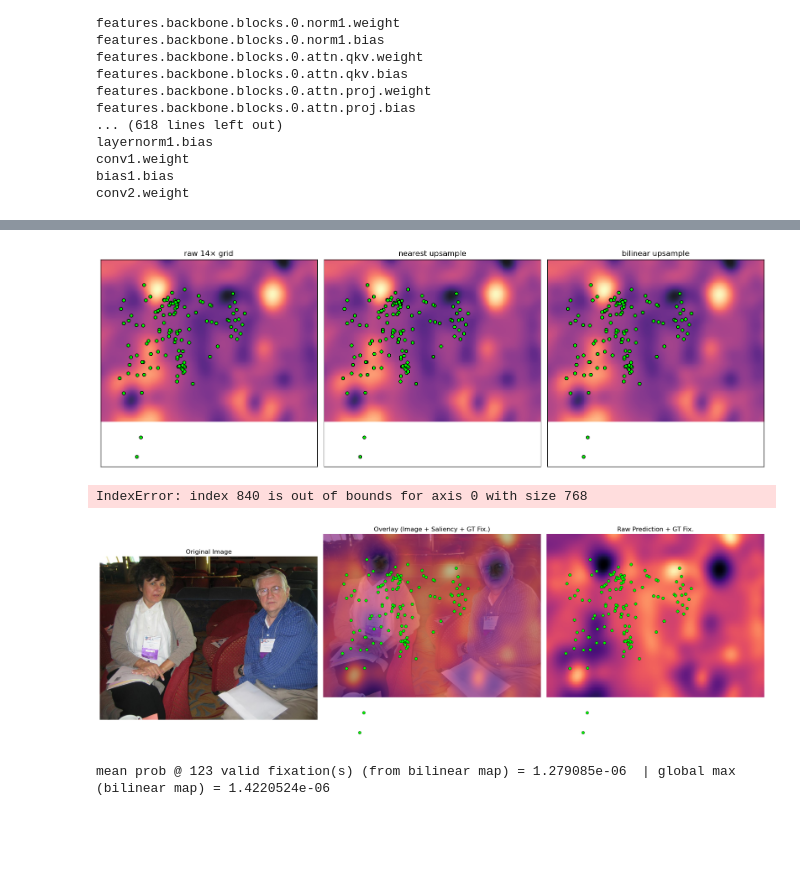
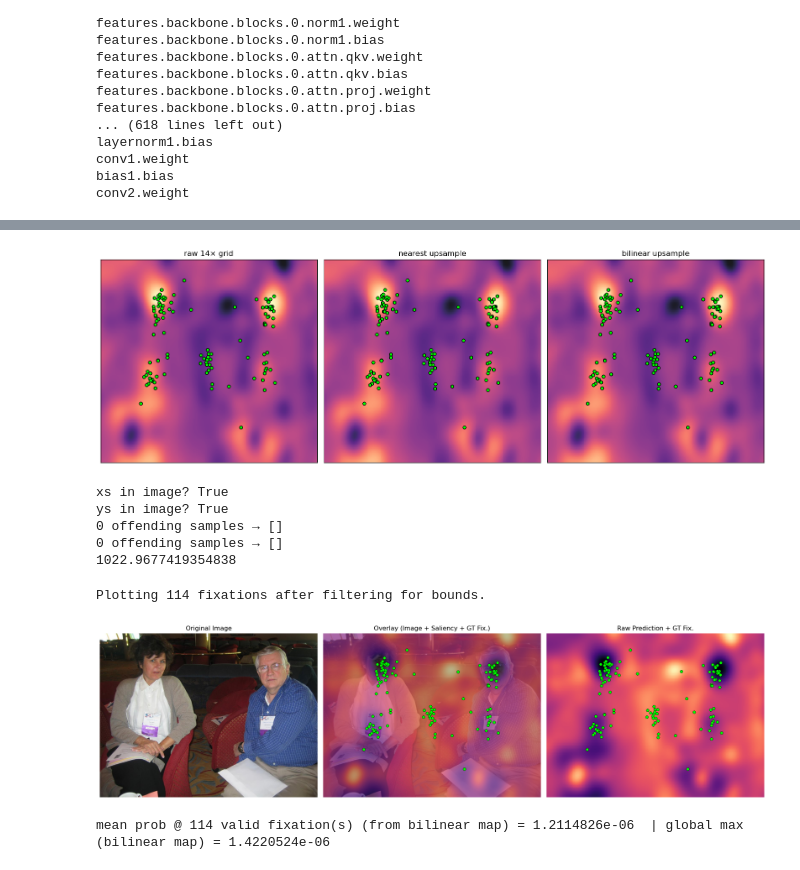
Before and after one commit to MirkoMorello/Decoding_Neural_Dynamics_of_Visual_Perceptual_Segmentation, a Jupyter notebook: DeepGaze/playground.ipynb, the cells around one changed output, grey strips where cells are left out. Cells and saved outputs as stored; diff of their text form; code cells hidden in the pictures; blank space fills up the shorter version.

Commit message:
fixed fixations position, beated deepgaze on spatial task

```diff
--- a/DeepGaze/playground.ipynb
+++ b/DeepGaze/playground.ipynb
@@ -406,22 +409,44 @@ fig,ax = plt.subplots(1,3,figsize=(15,5))
 for a,heat,title in zip(ax,
         [coarse, nearest_full, bilinear_full],
         ["raw 14× grid","nearest upsample","bilinear upsample"]):
-    a.imshow(heat, cmap="magma_r", alpha=.9,  # notice the “_r”
-            extent=[0,W,H,0], origin="upper", interpolation="nearest")
+    a.imshow(heat,
+         cmap="magma_r",
+         alpha=.9,
+         extent=[0, W, H, 0],
+         origin="upper",
+         interpolation="nearest",
+         aspect="auto")     # <‑‑ this stretches the array to full height
+
 
     a.scatter(xs,ys,s=25,c='lime',edgecolors='k')
     a.set_xticks([]); a.set_yticks([]); a.set_title(title)
 plt.tight_layout(); plt.show()
 # %% [output]
-[figure, old version]
+[figure, new version]
 # %%
-# quick numeric check: the heat-value **at each fixation pixel**
-idxs_x = xs.round().astype(int)
-idxs_y = ys.round().astype(int)
-print("mean prob @ fixation =", bilinear_full[idxs_y, idxs_x].mean(),
-      " | global max =", bilinear_full.max())
+xs, ys   = fixations.x[fixations.n == idx], fixations.y[fixations.n == idx]
+
+xs_int = np.floor(xs).astype(int)
+ys_int = np.floor(ys).astype(int)
+
+print("xs in image?", (xs_int >= 0).all() & (xs_int < W).all())
+print("ys in image?", (ys_int >= 0).all() & (ys_int < H).all())
+
+bad = np.where((ys < 0) | (ys >= H))[0]
+print(f"{len(bad)} offending samples →", ys[bad][:10])
+
+bad = np.where((xs < 0) | (xs >= W))[0]
+print(f"{len(bad)} offending samples →", xs[bad][:10])
+
+with open(conv_dir / "scanpaths_twosize.pkl", "rb") as f:
+    scanpaths = cp.load(f)
+print(scanpaths.y.max())          # should be < 768 after the fix
 # %% [output]
-IndexError: index 840 is out of bounds for axis 0 with size 768
+xs in image? True
+ys in image? True
+0 offending samples → []
+0 offending samples → []
+1022.9677419354838
 # %%
 import torch, torch.nn.functional as F, matplotlib.pyplot as plt
 import cloudpickle as cp
@@ -454,10 +479,6 @@ bilinear_full = F.interpolate(dens.unsqueeze(1), (H,W), mode="bilinear",
                   .squeeze().cpu().numpy()                      # (H, W)
 
 # ─── Get Fixations ────────────────────────────────────────────────
-# (Keep this part the same as before)
-idx = stimuli.filenames.index((conv_dir/"stimuli"/img_name).as_posix()) # Use the correct path object
-xs,ys = fixations.x[fixations.n==idx], fixations.y[fixations.n==idx]
-
 
 xs_int = np.round(xs).astype(int)
 ys_int = np.round(ys).astype(int)
@@ -482,38 +503,39 @@ ax[0].axis('off')
 ax[1].imshow(img)
 ax[1].imshow(bilinear_full, cmap="magma", alpha=0.7,
              extent=[0, W, H, 0], origin="upper", interpolation="bilinear")
-ax[1].scatter(xs, ys, s=30, c='lime', edgecolors='k', linewidths=0.5)
+ax[1].scatter(xs_safe_plot, ys_safe_plot, s=30, c='lime', edgecolors='k', linewidths=0.5)
 ax[1].set_title("Overlay (Image + Saliency + GT Fix.)")
 ax[1].axis('off')
 
 # 3. Raw Saliency Map and Points
 # Display the coarse heatmap, stretching it to the full image extent
 # Use 'nearest' interpolation to see the actual low-resolution blocks
 im = ax[2].imshow(coarse, cmap='magma', extent=[0, W, H, 0],
                   origin="upper", interpolation='nearest')
 # Plot fixation points on top
-ax[2].scatter(xs, ys, s=30, c='lime', edgecolors='k', linewidths=0.5) # Lime points for contrast on magma
+ax[2].scatter(xs_safe_plot, ys_safe_plot, s=30, c='lime', edgecolors='k', linewidths=0.5) # Lime points for contrast on magma
 ax[2].set_title("Raw Prediction + GT Fix.")
 ax[2].axis('off')
 # Optional: Add a colorbar for the raw prediction map
 # fig.colorbar(im, ax=ax[2], fraction=0.046, pad=0.04) # Adjust fraction/pad as needed
 
 plt.tight_layout()
 plt.show()
 
 # --- Optional: Display the numeric check again if desired ---
 # (Using bilinear_full as it's the higher-resolution one where fixations land)
 valid_idxs_x = (xs.round().astype(int) >= 0) & (xs.round().astype(int) < W)
 valid_idxs_y = (ys.round().astype(int) >= 0) & (ys.round().astype(int) < H)
 valid_fix_indices = valid_idxs_x & valid_idxs_y
 
 if np.any(valid_fix_indices):
     idxs_x = xs[valid_fix_indices].round().astype(int)
     idxs_y = ys[valid_fix_indices].round().astype(int)
     print(f"mean prob @ {len(idxs_x)} valid fixation(s) (from bilinear map) =", bilinear_full[idxs_y, idxs_x].mean(),
           f" | global max (bilinear map) =", bilinear_full.max())
 else:
     print("No valid fixation points found within image bounds for numeric check.")
 # %% [output]
+Plotting 114 fixations after filtering for bounds.
-[figure, old version]
+[figure, new version]
-mean prob @ 123 valid fixation(s) (from bilinear map) = 1.279085e-06  | global max (bilinear map) = 1.4220524e-06
+mean prob @ 114 valid fixation(s) (from bilinear map) = 1.2114826e-06  | global max (bilinear map) = 1.4220524e-06
```
Also changed, not shown: parts of 6 cells of this notebook, 1 other file.
